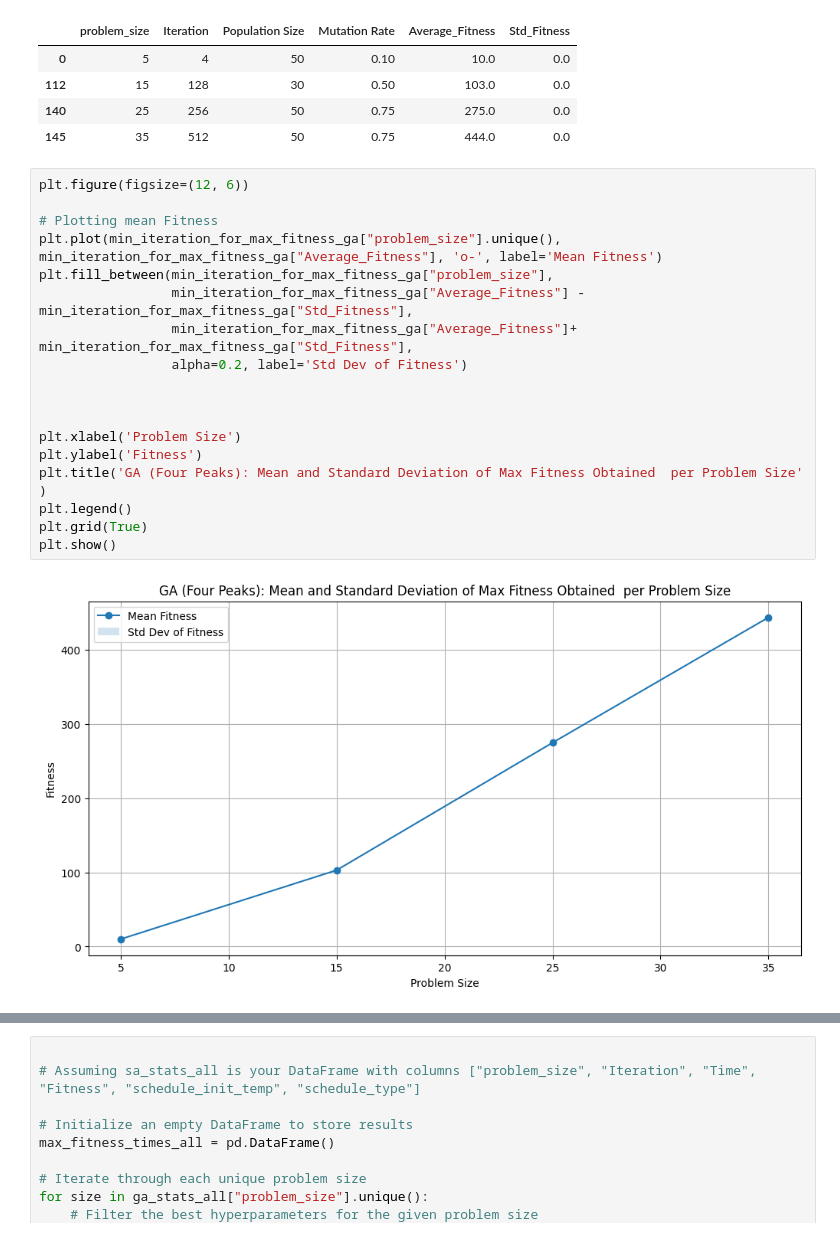
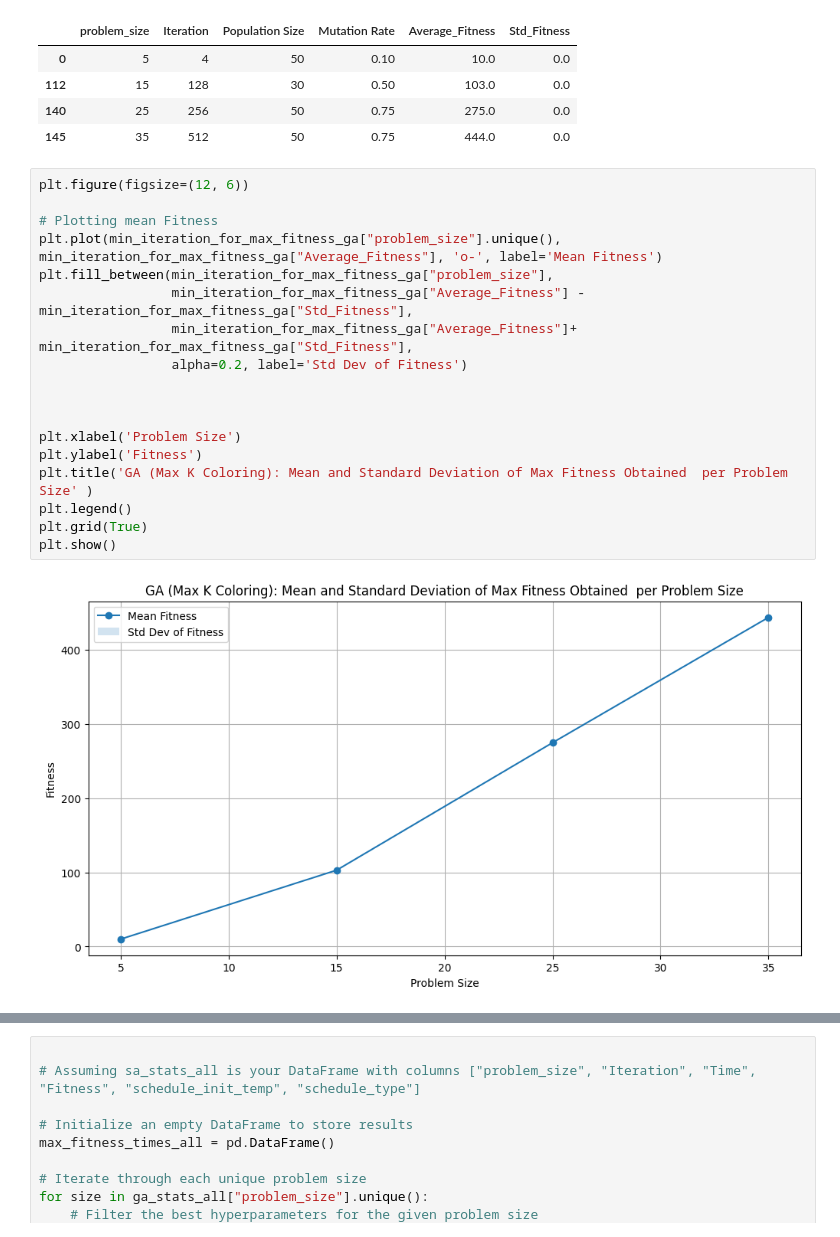
Before and after one commit to climberwb/ML, a Jupyter notebook: A2/A2P1Graphs._maxkcolor.ipynb, the cells around one changed output, grey strips where cells are left out. Drawn from its saved outputs; the diff is of its cells as text.

```diff
--- a/A2/A2P1Graphs._maxkcolor.ipynb
+++ b/A2/A2P1Graphs._maxkcolor.ipynb
@@ -553,23 +572,23 @@ best hyperparameters and avg fitness for each problem size
 # %%
 plt.figure(figsize=(12, 6))
 
 # Plotting mean Fitness
 plt.plot(min_iteration_for_max_fitness_ga["problem_size"].unique(), min_iteration_for_max_fitness_ga["Average_Fitness"], 'o-', label='Mean Fitness')
 plt.fill_between(min_iteration_for_max_fitness_ga["problem_size"],
                  min_iteration_for_max_fitness_ga["Average_Fitness"] - min_iteration_for_max_fitness_ga["Std_Fitness"],
                  min_iteration_for_max_fitness_ga["Average_Fitness"]+ min_iteration_for_max_fitness_ga["Std_Fitness"],
                  alpha=0.2, label='Std Dev of Fitness')
 
 
 
 plt.xlabel('Problem Size')
 plt.ylabel('Fitness')
-plt.title('GA (Four Peaks): Mean and Standard Deviation of Max Fitness Obtained  per Problem Size' )
+plt.title('GA (Max K Coloring): Mean and Standard Deviation of Max Fitness Obtained  per Problem Size' )
 plt.legend()
 plt.grid(True)
 plt.show()
 # %% [output]
-[figure, old version]
+[figure, new version]
 # %%
 import matplotlib.pyplot as plt
 
```
Also changed, not shown: parts of 7 cells of this notebook, 30 other files.
